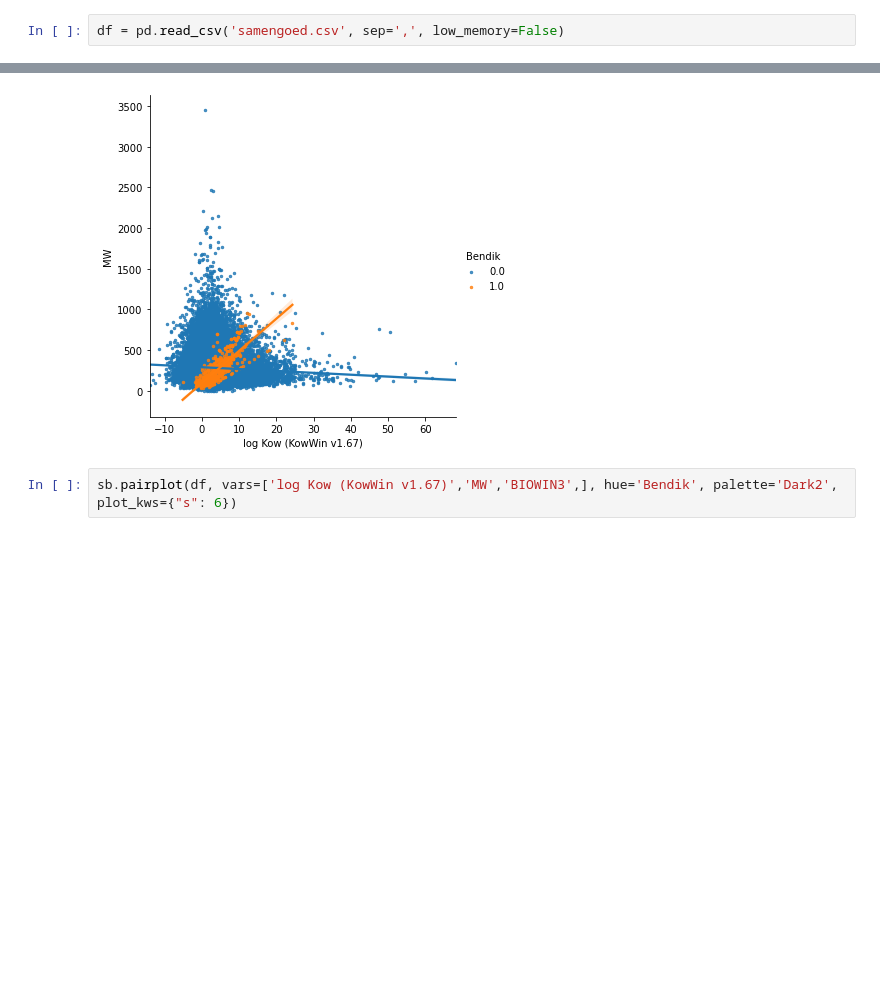
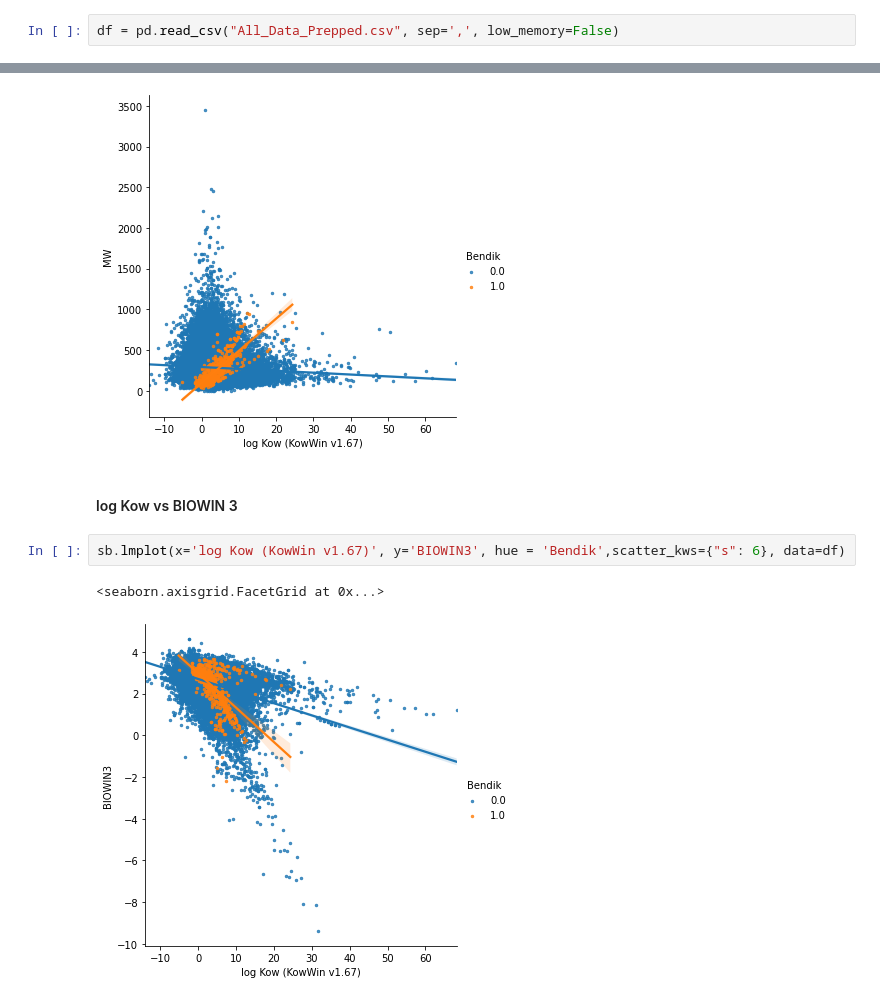
Before and after one commit to hannahgathu/Thesis-Bias-Experiments, a Jupyter notebook: Comparison of both datasets.ipynb, the cells around one changed output, grey strips where cells are left out. Drawn from its saved outputs; the diff is of its cells as text; blank space fills up the shorter version.

```diff
--- a/Comparison of both datasets.ipynb
+++ b/Comparison of both datasets.ipynb
@@ -5,2 +15,2 @@ from matplotlib import pyplot as plt
 # %%
-df = pd.read_csv('samengoed.csv', sep=',', low_memory=False)
+df = pd.read_csv("All_Data_Prepped.csv", sep=',', low_memory=False)
@@ -19,5 +37,10 @@ sb.lmplot(x='log Kow (KowWin v1.67)', y='MW', hue = 'Bendik',scatter_kws={"s": 6
 # %% [output]
 <seaborn.axisgrid.FacetGrid at 0x...>
 [figure]
+# %% [markdown]
+#### log Kow vs BIOWIN 3
 # %%
-sb.pairplot(df, vars=['log Kow (KowWin v1.67)','MW','BIOWIN3',], hue='Bendik', palette='Dark2', plot_kws={"s": 6})
+sb.lmplot(x='log Kow (KowWin v1.67)', y='BIOWIN3', hue = 'Bendik',scatter_kws={"s": 6}, data=df)
+# %% [output]
+<seaborn.axisgrid.FacetGrid at 0x...>
+[figure, added]
```
Also changed, not shown: parts of 19 cells of this notebook, 2 other files.
